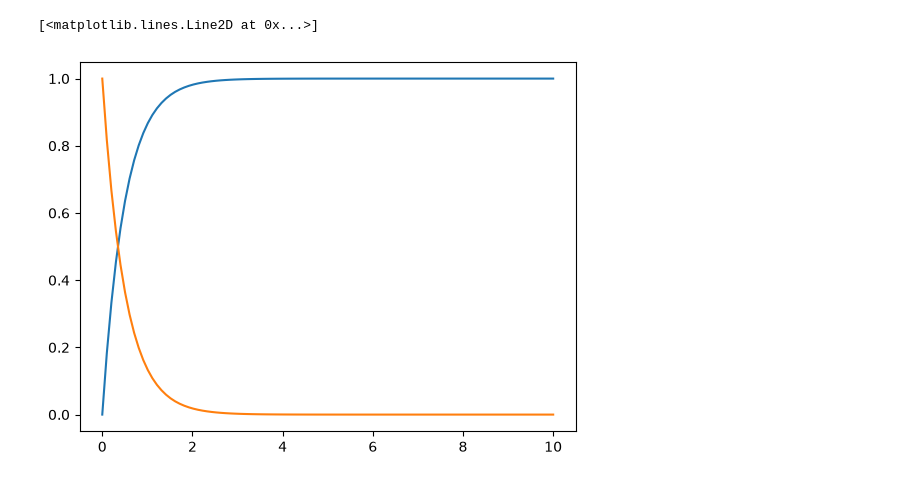
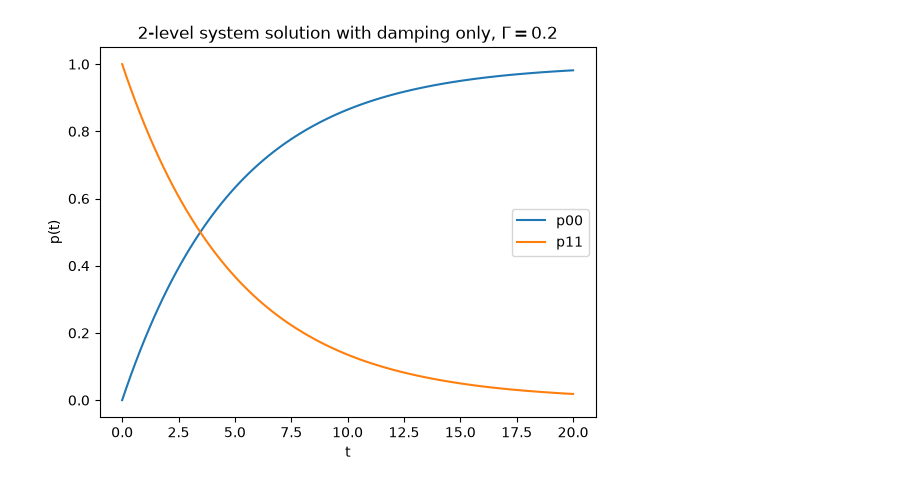
Before and after one commit to lynamian90/FYP_quantum_correlations, a Jupyter notebook: intro_to_master_equations.ipynb, the cells around one changed output. Saved outputs shown, nothing was run; the diff lists cells and outputs as text; code cells hidden in the pictures.

Commit message:
Worked through some numerical solutions to the master equation with different cases of initial states and hamiltonians

```diff
--- a/intro_to_master_equations.ipynb
+++ b/intro_to_master_equations.ipynb
@@ -6,20 +12,25 @@ import matplotlib.pyplot as plt
 # %%
+#First, assume H = 0
 def p(t,x,gam):
     p00,p01, p10, p11 = x[0], x[1], x[2], x[3]
     dp00 = gam*p11
     dp01 = -gam/2*p01
     dp10 = -gam/2*p10
     dp11 = -gam*p11
     return [dp00, dp01, dp10, dp11]
 
 x0 = [0,0,0,1]
-gam = 2
-sol = solve_ivp(p, [0, 10], x0, args=(gam,), t_eval=np.linspace(0, 10, 100),dense_output=True)
+gam = 0.2
+sol = solve_ivp(p, [0, 20], x0, args=(gam,), t_eval=np.linspace(0, 20, 100),dense_output=True)
 
 
 
-plt.plot(sol.t,sol.y[0])
-plt.plot(sol.t,sol.y[3])
+plt.plot(sol.t,sol.y[0],label = 'p00')
+plt.plot(sol.t,sol.y[3],label = 'p11')
+plt.title(f"2-level system solution with damping only, $\\Gamma = {gam}$")
+plt.xlabel('t')
+plt.ylabel('p(t)')
+plt.legend()
+plt.show()
 # %% [output]
-[<matplotlib.lines.Line2D at 0x...>]
-[figure, old version]
+[figure, new version]
```
Also changed, not shown: parts of 6 cells of this notebook.
